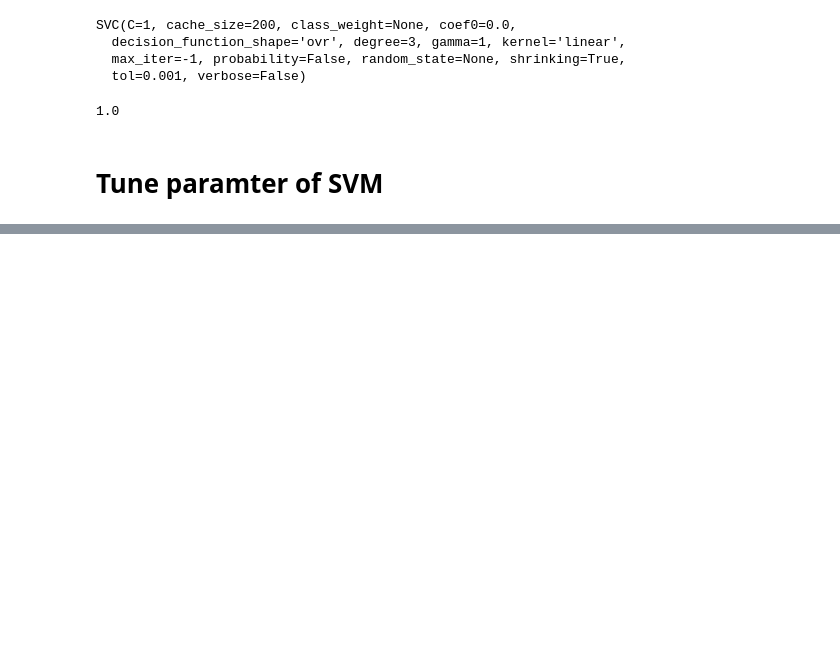
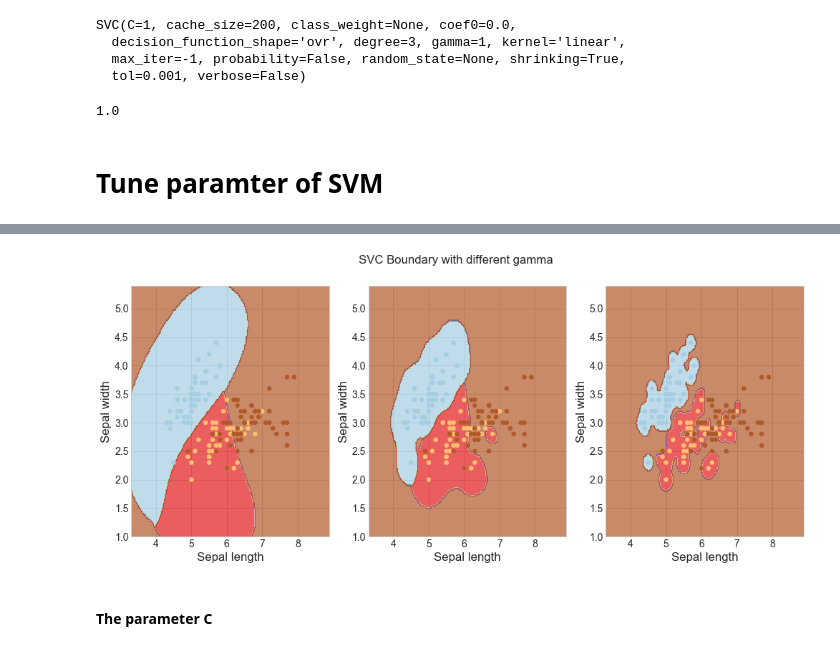
Before and after one commit to hemafeifei/python_projects, a Jupyter notebook: algorithms/Sklearn_SVM.ipynb, the cells around one changed output, grey strips where cells are left out. Saved outputs shown, nothing was run; the diff lists cells and outputs as text; code cells hidden in the pictures; blank space fills up the shorter version.

```diff
--- a/algorithms/Sklearn_SVM.ipynb
+++ b/algorithms/Sklearn_SVM.ipynb
@@ -69,0 +94,29 @@ plt.title('SVC with linear kernel')
+# %%
+plt.style.use('seaborn-whitegrid')
+# %%
+fig = plt.figure(figsize=(15,6))
+fig.suptitle('SVC Boundary with different gamma')
+ax1 = fig.add_subplot(131)
+ax2 = fig.add_subplot(132)
+ax3 = fig.add_subplot(133)
+
+svc1 = svm.SVC(kernel='rbf', C=1,gamma=1).fit(X, y)
+svc2 = svm.SVC(kernel='rbf', C=1,gamma=10).fit(X, y)
+svc3 = svm.SVC(kernel='rbf', C=1,gamma=100).fit(X, y)
+
+Z1 = svc1.predict(np.c_[xx.ravel(), yy.ravel()]).reshape(xx.shape)
+ax1.contourf(xx, yy, Z1, cmap=plt.cm.Paired, alpha=0.7)
+Z2 = svc2.predict(np.c_[xx.ravel(), yy.ravel()]).reshape(xx.shape)
+ax2.contourf(xx, yy, Z2, cmap=plt.cm.Paired, alpha=0.7)
+Z3 = svc3.predict(np.c_[xx.ravel(), yy.ravel()]).reshape(xx.shape)
+ax3.contourf(xx, yy, Z3, cmap=plt.cm.Paired, alpha=0.7)
+
+for ax in fig.axes:
+    ax.scatter(X[:, 0], X[:, 1], c=y, cmap=plt.cm.Paired)
+    ax.set_xlabel("Sepal length")
+    ax.set_ylabel("Sepal width")
+    ax.set_xlim(xx.min(), xx.max())
+# %% [output]
+[figure, added]
+# %% [markdown]
+#### The parameter C
```
Also changed, not shown: parts of 9 cells of this notebook, 1 other file.
